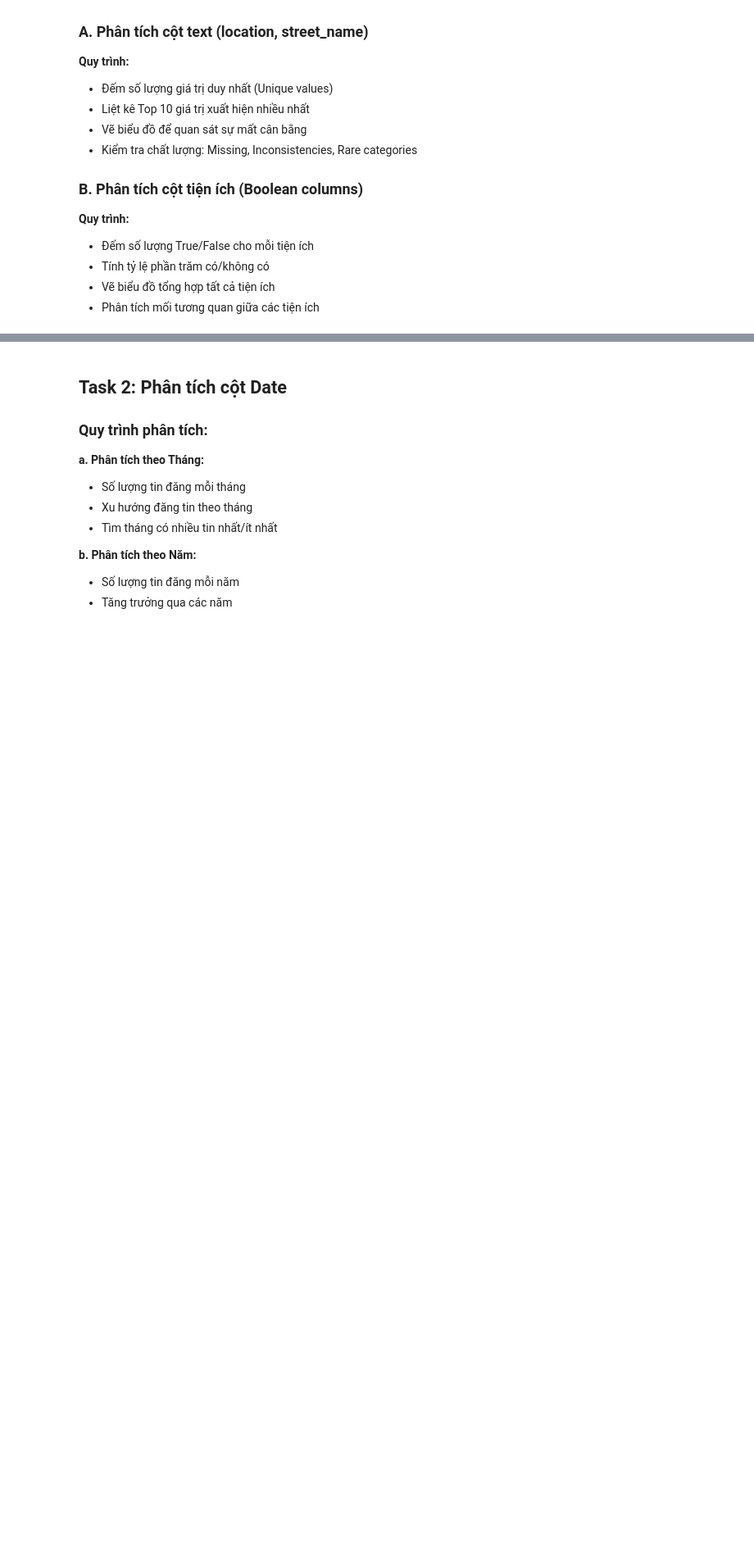
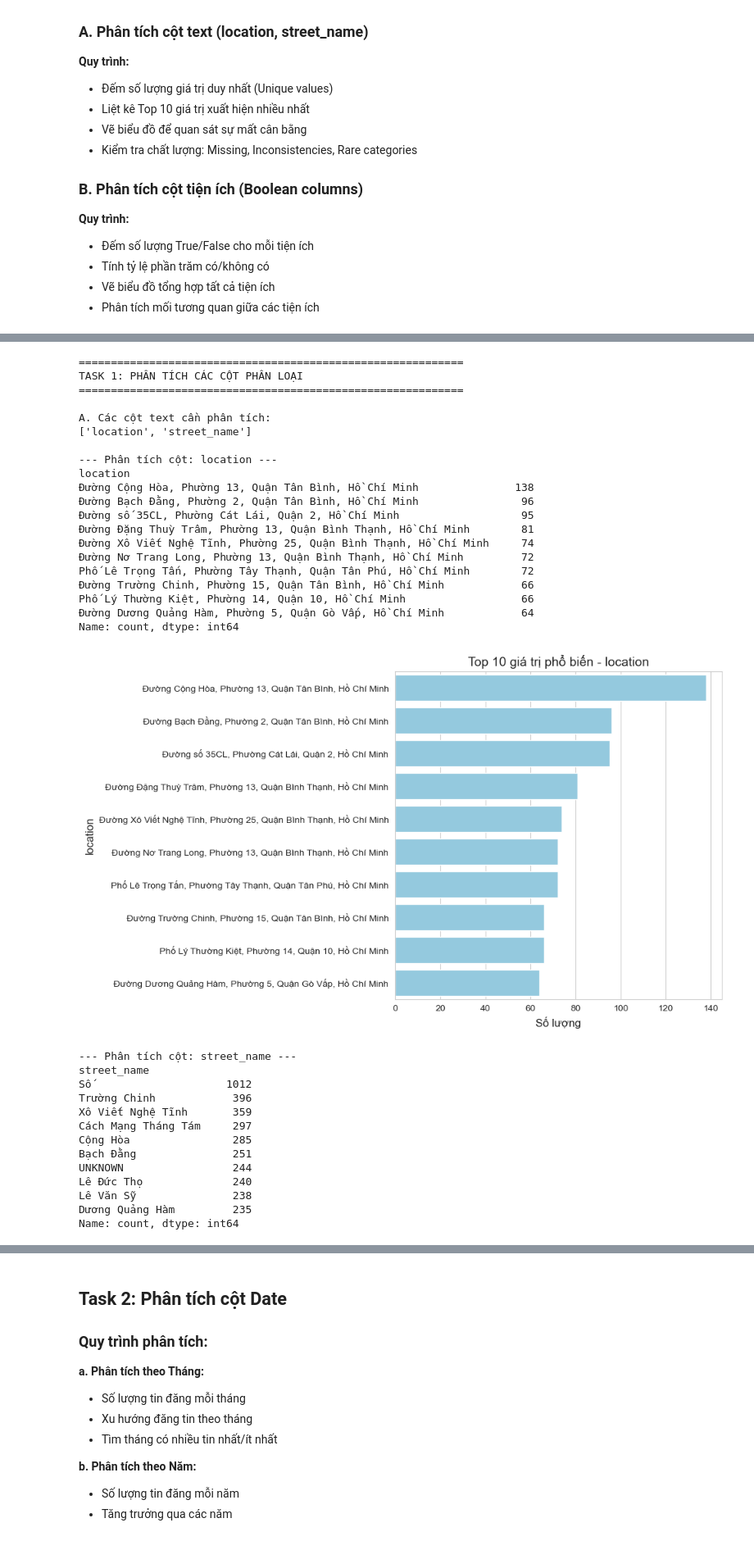
Before and after one commit to HungHiHung10/Intro2DS, a Jupyter notebook: notebooks/categorical_missing.ipynb, the cells around one changed output, grey strips where cells are left out. Shown at 82% size. Drawn from its saved outputs; the diff is of its cells as text; code cells hidden in the pictures; blank space fills up the shorter version.

```diff
--- a/notebooks/categorical_missing.ipynb
+++ b/notebooks/categorical_missing.ipynb
@@ -324,0 +85,66 @@ street_name:
+# %%
+print("\n" + "="*60)
+print("TASK 1: PHÂN TÍCH CÁC CỘT PHÂN LOẠI")
+print("="*60)
+
+# A. Phân tích cột text
+exclude_cols = ['url', 'description', 'title', 'address', 'city', 'district']
+cat_cols = (
+    df.select_dtypes(include='object')
+      .columns
+      .difference(exclude_cols + ['date'])
+)
+
+print("\nA. Các cột text cần phân tích:")
+print(list(cat_cols))
+
+for col in cat_cols:
+    print(f"\n--- Phân tích cột: {col} ---")
+    result = analyze_categorical_counts(df, col, top_n=10)
+    if result is not None:
+        print(result)
+
+        # Vẽ biểu đồ
+        plot_bar_chart(
+            data=result,
+            title=f'Top 10 giá trị phổ biến - {col}',
+            xlabel='Số lượng',
+            ylabel=col,
+            orientation='h',
+            color='skyblue'
+        )
+# %% [output]
+============================================================
+TASK 1: PHÂN TÍCH CÁC CỘT PHÂN LOẠI
+============================================================
+
+A. Các cột text cần phân tích:
+['location', 'street_name']
+
+--- Phân tích cột: location ---
+location
+Đường Cộng Hòa, Phường 13, Quận Tân Bình, Hồ Chí Minh               138
+Đường Bạch Đằng, Phường 2, Quận Tân Bình, Hồ Chí Minh                96
+Đường số 35CL, Phường Cát Lái, Quận 2, Hồ Chí Minh                   95
+Đường Đặng Thuỳ Trâm, Phường 13, Quận Bình Thạnh, Hồ Chí Minh        81
+Đường Xô Viết Nghệ Tĩnh, Phường 25, Quận Bình Thạnh, Hồ Chí Minh     74
+Đường Nơ Trang Long, Phường 13, Quận Bình Thạnh, Hồ Chí Minh         72
+Phố Lê Trọng Tấn, Phường Tây Thạnh, Quận Tân Phú, Hồ Chí Minh        72
+Đường Trường Chinh, Phường 15, Quận Tân Bình, Hồ Chí Minh            66
+Phố Lý Thường Kiệt, Phường 14, Quận 10, Hồ Chí Minh                  66
+Đường Dương Quảng Hàm, Phường 5, Quận Gò Vấp, Hồ Chí Minh            64
+Name: count, dtype: int64
+[figure, added]
+--- Phân tích cột: street_name ---
+street_name
+Số                     1012
+Trường Chinh            396
+Xô Viết Nghệ Tĩnh       359
+Cách Mạng Tháng Tám     297
+Cộng Hòa                285
+Bạch Đằng               251
+UNKNOWN                 244
+Lê Đức Thọ              240
+Lê Văn Sỹ               238
+Dương Quảng Hàm         235
+Name: count, dtype: int64
```
Also changed, not shown: parts of 10 cells of this notebook.
